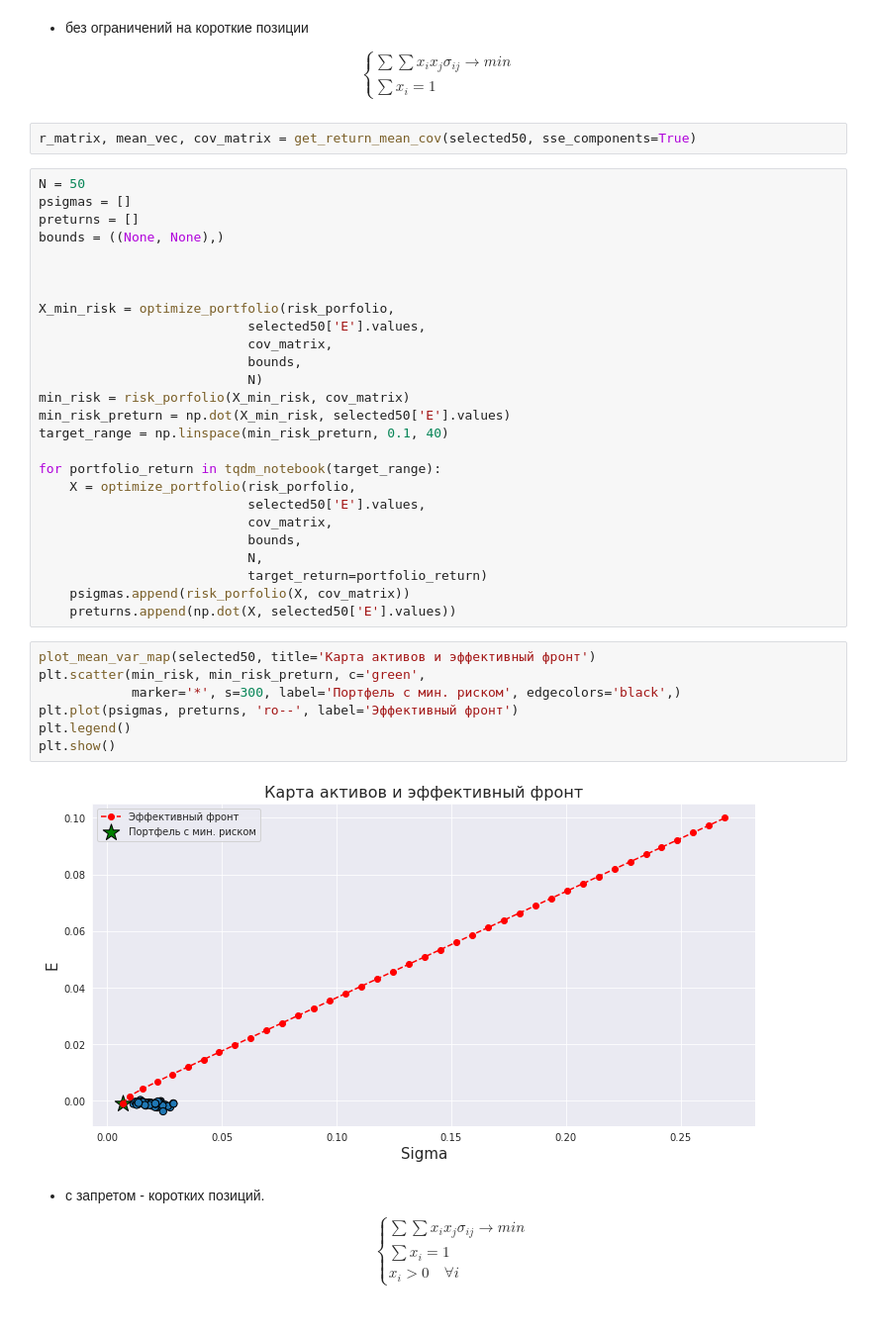
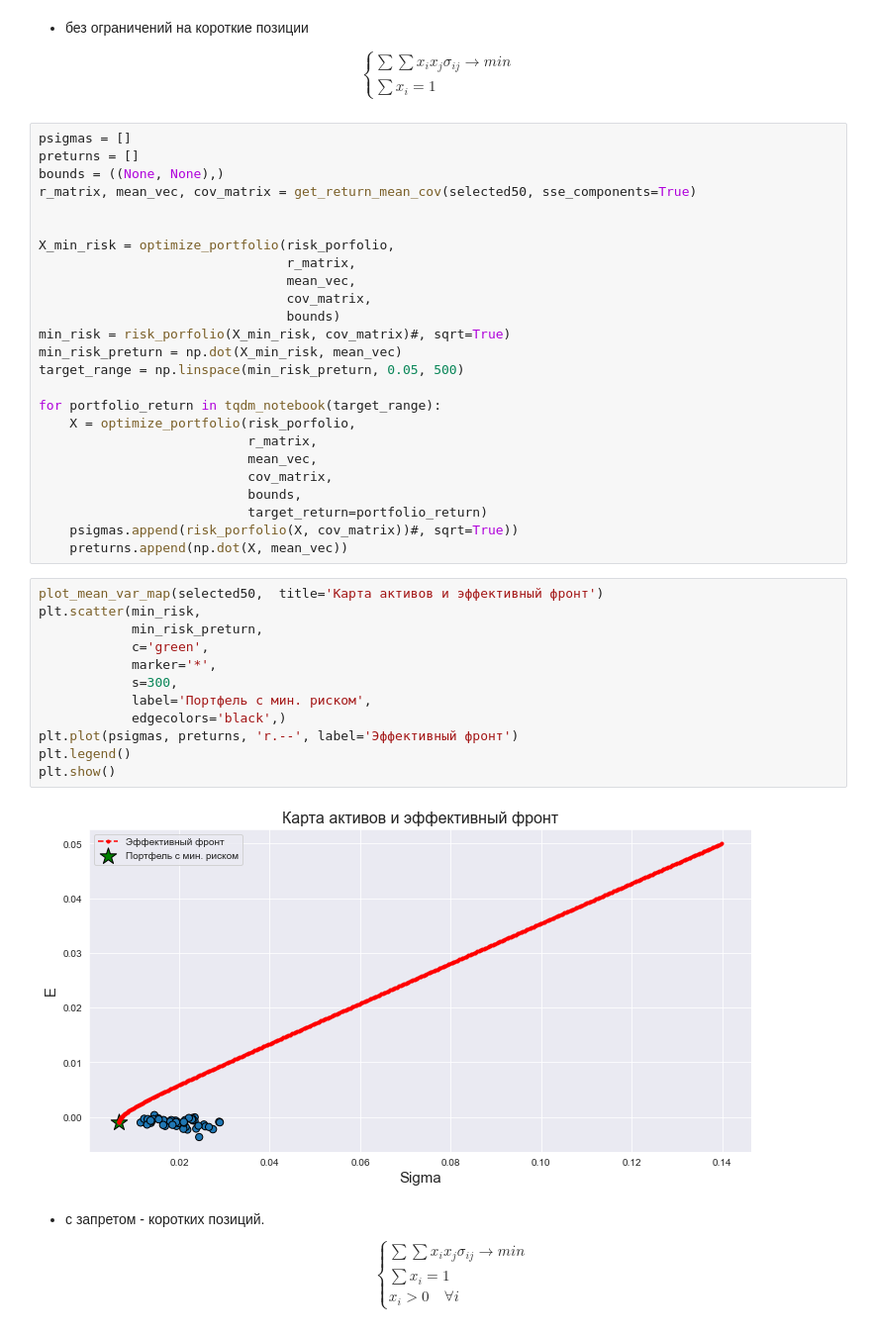
Before and after one commit to CodeSopranos/lab-2-financial-operations, a Jupyter notebook: report.ipynb, the cells around one changed output. Shown at 99% size. Drawn from its saved outputs; the diff is of its cells as text.

```diff
--- a/report.ipynb
+++ b/report.ipynb
@@ -181,43 +220,45 @@ def optimize_portfolio(risk_porfolio,
  - без ограничений на короткие позиции
 
 $$ \begin{cases} \sum \sum x_i x_j \sigma_{ij} \rightarrow  min \\ \sum x_i = 1 \end{cases} $$
-# %%
-r_matrix, mean_vec, cov_matrix = get_return_mean_cov(selected50, sse_components=True)
 # %%
-N = 50
 psigmas = []
 preturns = []
 bounds = ((None, None),)
-
+r_matrix, mean_vec, cov_matrix = get_return_mean_cov(selected50, sse_components=True)
 
 
 X_min_risk = optimize_portfolio(risk_porfolio,
-                           selected50['E'].values,
-                           cov_matrix,
-                           bounds,
-                           N)
-min_risk = risk_porfolio(X_min_risk, cov_matrix)
-min_risk_preturn = np.dot(X_min_risk, selected50['E'].values)
-target_range = np.linspace(min_risk_preturn, 0.1, 40)
+                                r_matrix,
+                                mean_vec,
+                                cov_matrix,
+                                bounds)
+min_risk = risk_porfolio(X_min_risk, cov_matrix)#, sqrt=True)
+min_risk_preturn = np.dot(X_min_risk, mean_vec)
+target_range = np.linspace(min_risk_preturn, 0.05, 500)
 
 for portfolio_return in tqdm_notebook(target_range):
     X = optimize_portfolio(risk_porfolio,
-                           selected50['E'].values,
+                           r_matrix,
+                           mean_vec,
                            cov_matrix,
                            bounds,
-                           N,
                            target_return=portfolio_return)
-    psigmas.append(risk_porfolio(X, cov_matrix))
-    preturns.append(np.dot(X, selected50['E'].values))
+    psigmas.append(risk_porfolio(X, cov_matrix))#, sqrt=True))
+    preturns.append(np.dot(X, mean_vec))
 # %%
-plot_mean_var_map(selected50, title='Карта активов и эффективный фронт')
-plt.scatter(min_risk, min_risk_preturn, c='green',
-            marker='*', s=300, label='Портфель с мин. риском', edgecolors='black',)
-plt.plot(psigmas, preturns, 'ro--', label='Эффективный фронт')
+plot_mean_var_map(selected50,  title='Карта активов и эффективный фронт')
+plt.scatter(min_risk,
+            min_risk_preturn,
+            c='green',
+            marker='*',
+            s=300,
+            label='Портфель с мин. риском',
+            edgecolors='black',)
+plt.plot(psigmas, preturns, 'r.--', label='Эффективный фронт')
 plt.legend()
 plt.show()
 # %% [output]
-[figure, old version]
+[figure, new version]
 # %% [markdown]
  -  с запретом  - коротких позиций.
 $$ \begin{cases} \sum \sum x_i x_j \sigma_{ij} \rightarrow  min \\ \sum x_i = 1 \\ x_i > 0 \quad \forall i\end{cases} $$
```
Also changed, not shown: parts of 43 cells of this notebook.
